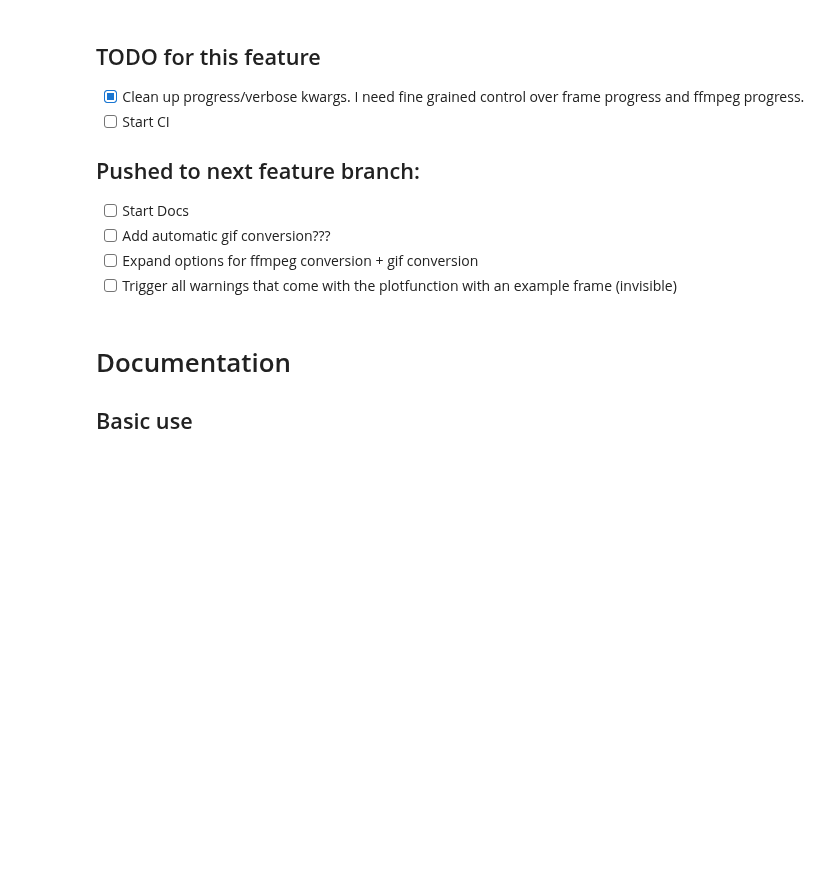
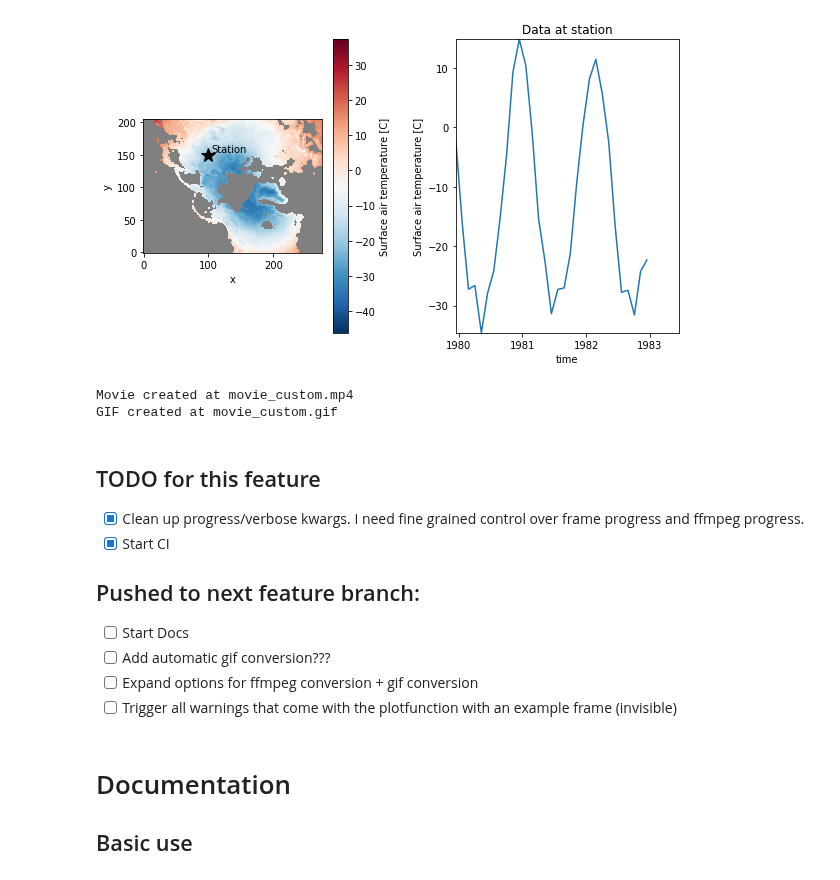
Before and after one commit to jbusecke/xmovie, a Jupyter notebook: ffmpeg_dev.ipynb, the cells around one changed output. Saved outputs shown, nothing was run; the diff lists cells and outputs as text; code cells hidden in the pictures; blank space fills up the shorter version.

```diff
--- a/ffmpeg_dev.ipynb
+++ b/ffmpeg_dev.ipynb
@@ -4,10 +83,46 @@
+# %%
+def custom_plotfunc(ds, fig, tt):
+    # Define station location for timeseries
+    station = dict(x=100, y=150)
+    ds_station = ds.sel(**station)
+
+    (ax1, ax2) = fig.subplots(ncols=2)
+
+    # Map axis
+    # Colorlimits need to be fixed or your video is going to cause seizures.
+    # This is the only modification from the code above!
+    ds.isel(time=tt).plot(ax=ax1, vmin=ds.min(), vmax=ds.max(), cmap='RdBu_r')
+    ax1.plot(station['x'], station['y'], marker='*', color='k' ,markersize=15)
+    ax1.text(station['x']+4, station['y']+4, 'Station', color='k' )
+    ax1.set_aspect(1)
+    ax1.set_facecolor('0.5')
+    ax1.set_title('');
+
+    # Time series
+    ds_station.isel(time=slice(0,tt+1)).plot.line(ax=ax2, x='time')
+    ax2.set_xlim(ds.time.min().data, ds.time.max().data)
+    ax2.set_ylim(ds_station.min(), ds_station.max())
+    ax2.set_title('Data at station');
+
+    fig.subplots_adjust(wspace=0.4)
+
+dss = xr.tutorial.open_dataset('rasm').Tair
+mov_custom = Movie(dss, custom_plotfunc)
+mov_custom.preview(30)
+# %% [output]
+[figure, added]
+# %%
+mov_custom.save('movie_custom.gif')
+# %% [output]
+Movie created at movie_custom.mp4
+GIF created at movie_custom.gif
 # %%
 import xarray as xr
 from xmovie import Movie
 # %% [markdown]
 ## TODO for this feature
 - [x] Clean up progress/verbose kwargs. I need fine grained control over frame progress and ffmpeg progress.
-- [ ] Start CI
+- [x] Start CI
 
 ## Pushed to next feature branch:
 - [ ] Start Docs
```
Also changed, not shown: parts of 20 cells of this notebook, 9 other files.
